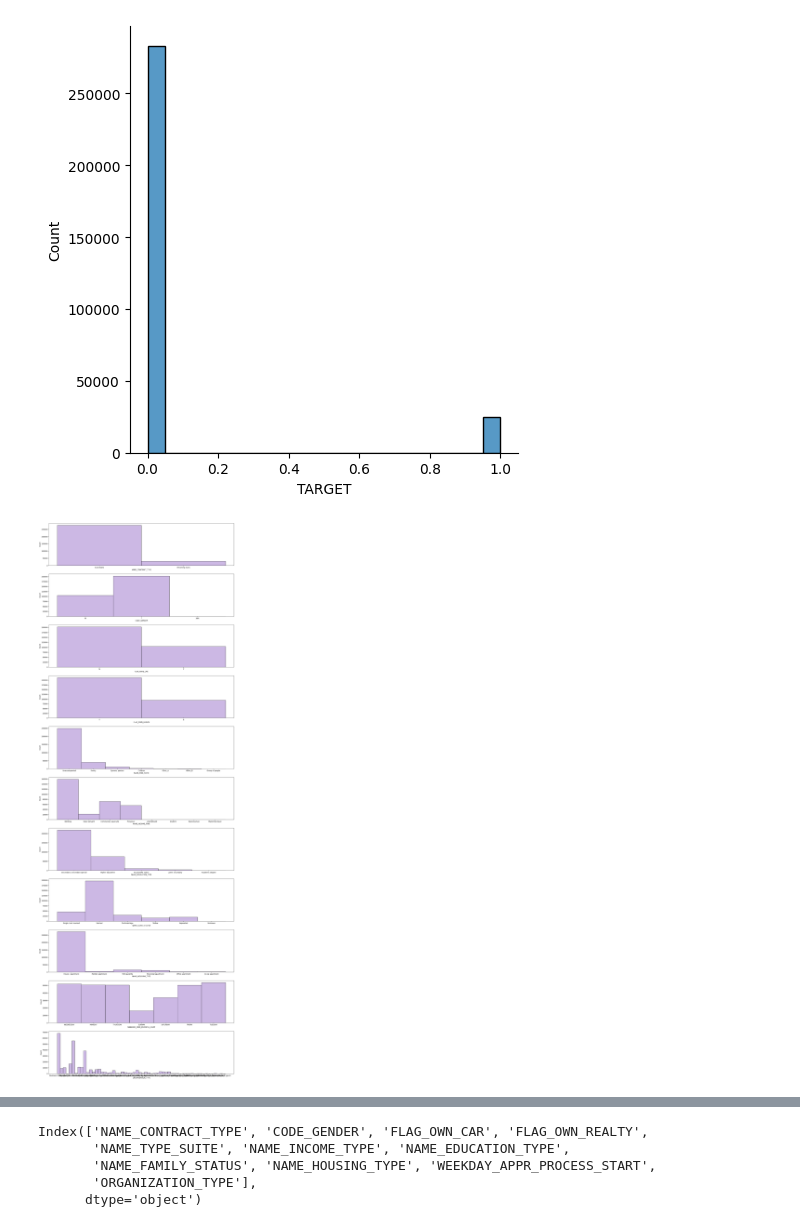
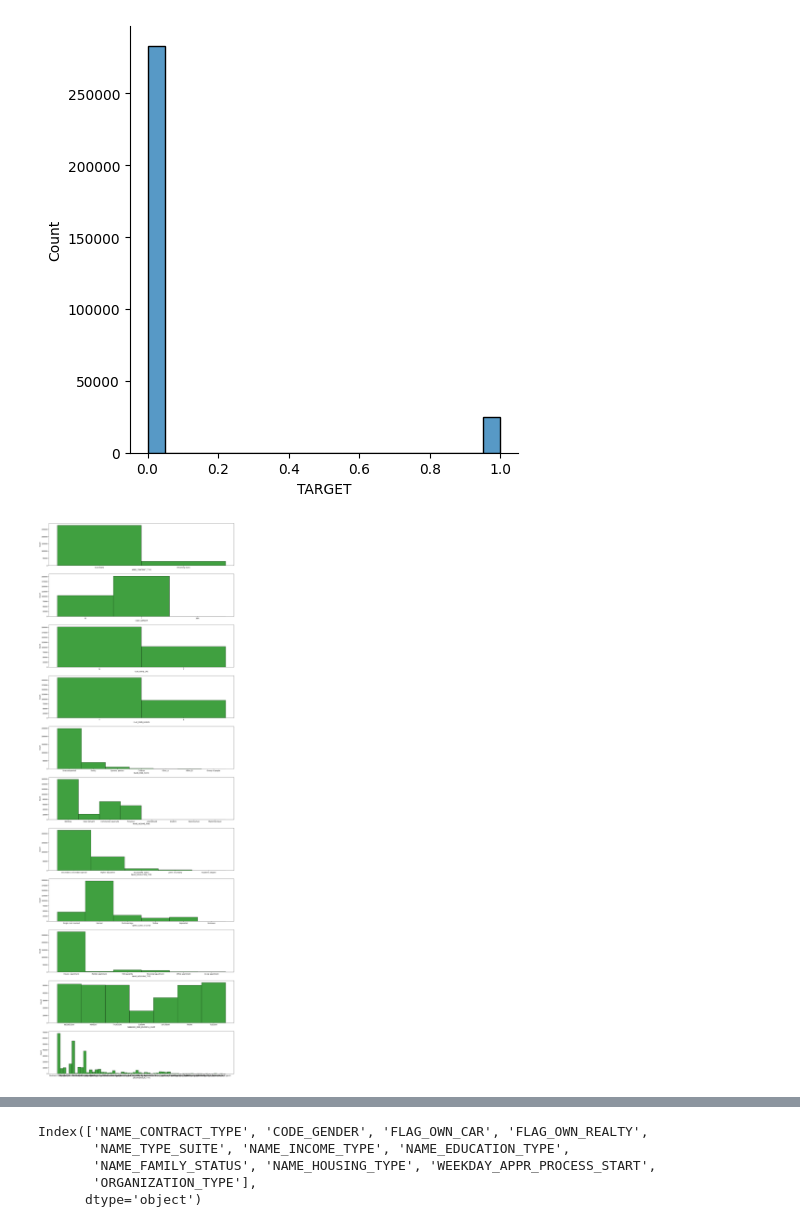
Before and after one commit to Clanar/ml_lab2, a Jupyter notebook: lab2.ipynb, the cells around one changed output, grey strips where cells are left out. Drawn from its saved outputs; the diff is of its cells as text; code cells hidden in the pictures.

```diff
--- a/lab2.ipynb
+++ b/lab2.ipynb
@@ -267,13 +267,13 @@ sns.displot(dataTrain['TARGET'])
 # %%
 #переглядаємо розподіли категоріальних ознак (dataTrain)
 palette = ["#bca0dc"]
 sns.set_palette(palette=palette)
 fig, axes = plt.subplots(nrows=len(categoricalFeatures), ncols=1)
 fig.set_size_inches(20, 60)
 for i, col in enumerate(categoricalFeatures):
-    sns.histplot(dataTrain[col], kde=False, ax=axes[i], color='C1')
+    sns.histplot(dataTrain[col], kde=False, ax=axes[i], color='green')
 plt.show()
 # %% [output]
-[figure, old version]
+[figure, new version]
 # %%
 #виводимо розподіли числових ознак (dataTrain)
```
Also changed, not shown: parts of 4 cells of this notebook, 1 other file.
